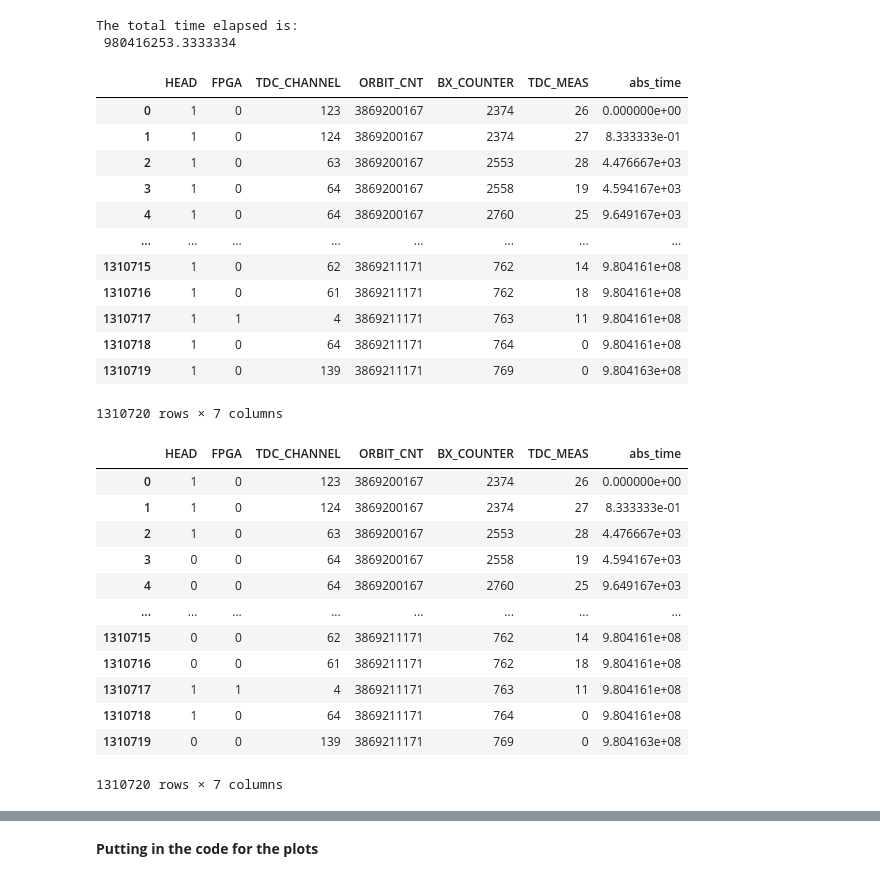
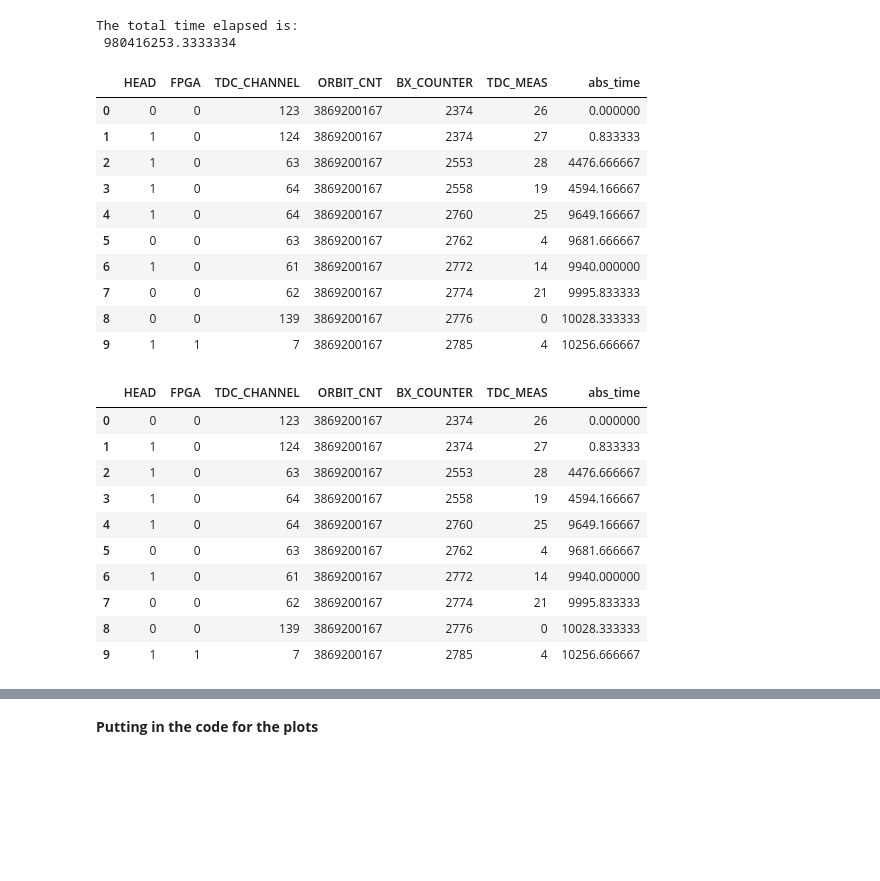
Before and after one commit to tommasoamico/LaboratoryOfComputationalPhysics_Y4, a Jupyter notebook: 05ex_Pandas.ipynb, the cells around one changed output, grey strips where cells are left out. Drawn from its saved outputs; the diff is of its cells as text; code cells hidden in the pictures; blank space fills up the shorter version.

```diff
--- a/05ex_Pandas.ipynb
+++ b/05ex_Pandas.ipynb
@@ -84,40 +77,36 @@ The total time elapsed is:
 data['abs_time'] = (data['ORBIT_CNT']-(data['ORBIT_CNT'][0]))*x*25 + (data['BX_COUNTER']-(data['BX_COUNTER'][0]))*25 + (data['TDC_MEAS']-(data['TDC_MEAS'][0]))*(25/30)
 # %%
 # Taking a peak at the data
-data
+data.head(10)
 # %% [output]
 |  | HEAD | FPGA | TDC_CHANNEL | ORBIT_CNT | BX_COUNTER | TDC_MEAS | abs_time |
-| 0 | 1 | 0 | 123 | 3869200167 | 2374 | 26 | 0.000000e+00 |
-| 1 | 1 | 0 | 124 | 3869200167 | 2374 | 27 | 8.333333e-01 |
-| 2 | 1 | 0 | 63 | 3869200167 | 2553 | 28 | 4.476667e+03 |
-| 3 | 1 | 0 | 64 | 3869200167 | 2558 | 19 | 4.594167e+03 |
-| 4 | 1 | 0 | 64 | 3869200167 | 2760 | 25 | 9.649167e+03 |
-| ... | ... | ... | ... | ... | ... | ... | ... |
-| 1310715 | 1 | 0 | 62 | 3869211171 | 762 | 14 | 9.804161e+08 |
-| 1310716 | 1 | 0 | 61 | 3869211171 | 762 | 18 | 9.804161e+08 |
-| 1310717 | 1 | 1 | 4 | 3869211171 | 763 | 11 | 9.804161e+08 |
-| 1310718 | 1 | 0 | 64 | 3869211171 | 764 | 0 | 9.804161e+08 |
-| 1310719 | 1 | 0 | 139 | 3869211171 | 769 | 0 | 9.804163e+08 |
+| 0 | 0 | 0 | 123 | 3869200167 | 2374 | 26 | 0.000000 |
+| 1 | 1 | 0 | 124 | 3869200167 | 2374 | 27 | 0.833333 |
+| 2 | 1 | 0 | 63 | 3869200167 | 2553 | 28 | 4476.666667 |
+| 3 | 1 | 0 | 64 | 3869200167 | 2558 | 19 | 4594.166667 |
+| 4 | 1 | 0 | 64 | 3869200167 | 2760 | 25 | 9649.166667 |
+| 5 | 0 | 0 | 63 | 3869200167 | 2762 | 4 | 9681.666667 |
+| 6 | 1 | 0 | 61 | 3869200167 | 2772 | 14 | 9940.000000 |
+| 7 | 0 | 0 | 62 | 3869200167 | 2774 | 21 | 9995.833333 |
+| 8 | 0 | 0 | 139 | 3869200167 | 2776 | 0 | 10028.333333 |
+| 9 | 1 | 1 | 7 | 3869200167 | 2785 | 4 | 10256.666667 |
-1310720 rows × 7 columns
 # %%
 # Replacing the head column randomly with 0s and 1s
 data.loc[:,'HEAD'] = np.random.randint(0, 2, len(data))
 # %%
-data
+data.head(10)
 # %% [output]
 |  | HEAD | FPGA | TDC_CHANNEL | ORBIT_CNT | BX_COUNTER | TDC_MEAS | abs_time |
-| 0 | 1 | 0 | 123 | 3869200167 | 2374 | 26 | 0.000000e+00 |
-| 1 | 1 | 0 | 124 | 3869200167 | 2374 | 27 | 8.333333e-01 |
-| 2 | 1 | 0 | 63 | 3869200167 | 2553 | 28 | 4.476667e+03 |
-| 3 | 0 | 0 | 64 | 3869200167 | 2558 | 19 | 4.594167e+03 |
-| 4 | 0 | 0 | 64 | 3869200167 | 2760 | 25 | 9.649167e+03 |
-| ... | ... | ... | ... | ... | ... | ... | ... |
-| 1310715 | 0 | 0 | 62 | 3869211171 | 762 | 14 | 9.804161e+08 |
-| 1310716 | 0 | 0 | 61 | 3869211171 | 762 | 18 | 9.804161e+08 |
-| 1310717 | 1 | 1 | 4 | 3869211171 | 763 | 11 | 9.804161e+08 |
-| 1310718 | 1 | 0 | 64 | 3869211171 | 764 | 0 | 9.804161e+08 |
-| 1310719 | 0 | 0 | 139 | 3869211171 | 769 | 0 | 9.804163e+08 |
+| 0 | 0 | 0 | 123 | 3869200167 | 2374 | 26 | 0.000000 |
+| 1 | 1 | 0 | 124 | 3869200167 | 2374 | 27 | 0.833333 |
+| 2 | 1 | 0 | 63 | 3869200167 | 2553 | 28 | 4476.666667 |
+| 3 | 1 | 0 | 64 | 3869200167 | 2558 | 19 | 4594.166667 |
+| 4 | 1 | 0 | 64 | 3869200167 | 2760 | 25 | 9649.166667 |
+| 5 | 0 | 0 | 63 | 3869200167 | 2762 | 4 | 9681.666667 |
+| 6 | 1 | 0 | 61 | 3869200167 | 2772 | 14 | 9940.000000 |
+| 7 | 0 | 0 | 62 | 3869200167 | 2774 | 21 | 9995.833333 |
+| 8 | 0 | 0 | 139 | 3869200167 | 2776 | 0 | 10028.333333 |
+| 9 | 1 | 1 | 7 | 3869200167 | 2785 | 4 | 10256.666667 |
-1310720 rows × 7 columns
 # %%
 # We create a dataset containing data where head = 1
 data2 = data[data['HEAD']==1]
```
Also changed, not shown: parts of 3 cells of this notebook, 5 other files.
